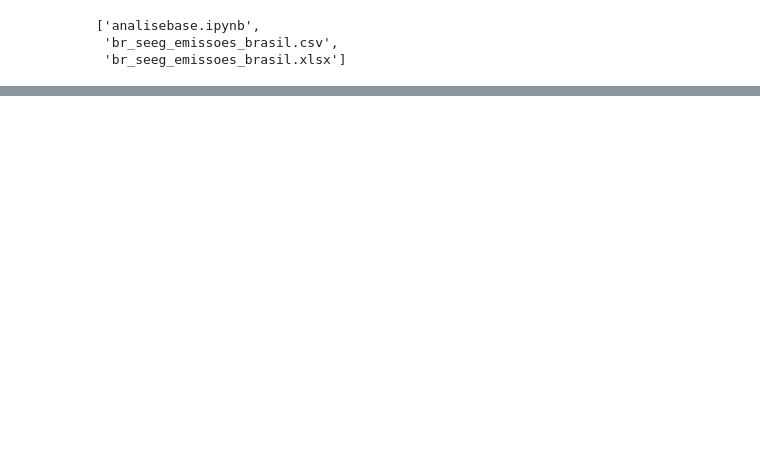
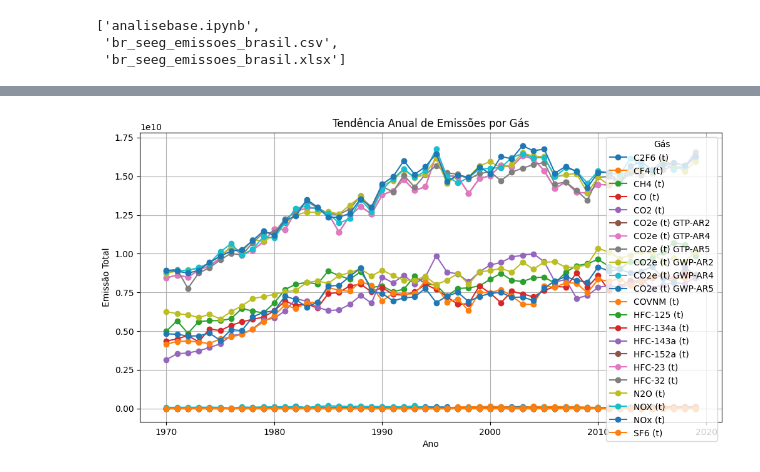
Before and after one commit to gblsun/dev, a Jupyter notebook: Bacharelado - Ciência da Computação IMPACTA/5 Semestre/Inteligência Computacional/projetofinal-testes/analisebase.ipynb, the cells around one changed output, grey strips where cells are left out. Cells and saved outputs as stored; diff of their text form; code cells hidden in the pictures; blank space fills up the shorter version.

```diff
--- a/Bacharelado - Ciência da Computação IMPACTA/5 Semestre/Inteligência Computacional/projetofinal-testes/analisebase.ipynb
+++ b/Bacharelado - Ciência da Computação IMPACTA/5 Semestre/Inteligência Computacional/projetofinal-testes/analisebase.ipynb
@@ -60,4 +129,18 @@ memory usage: 41.6+ MB
 # %%
-# Célula 5 — Ajustar tipos
-df["ano"] = df["ano"].astype(int)
-df["emissao"] = pd.to_numeric(df["emissao"], errors="coerce")
+# Célula 5 — Base agregada
+
+'''
+Agrega os dados por:
+- Ano
+- Tipo de gás
+
+Somando o total de emissões para cada combinação.
+Essa será a base central para os gráficos anuais.
+'''
+
+df_agrupado = (
+    df.groupby(["ano", "gas"], as_index=False)["emissao"]
+    .sum()
+)
+
+df_agrupado.head()
@@ -95 +422,28 @@ plt.show()
+# %%
+# Célula 10 — Gráfico de Linha (Anual)
+
+'''
+Gráfico de linha com granularidade anual.
+
+Leitura:
+- Cada linha representa um gás
+- Eixo X: ano
+- Eixo Y: emissões totais
+
+Uso:
+- Análise detalhada
+- Identificação de oscilações ano a ano
+'''
+
+plt.figure(figsize=(12,6))
+df_pivot_ano.plot(ax=plt.gca(), marker="o")
+
+plt.title("Tendência Anual de Emissões por Gás")
+plt.xlabel("Ano")
+plt.ylabel("Emissão Total")
+plt.grid(True)
+plt.legend(title="Gás")
+plt.show()
+# %% [output]
+[figure, added]
 # %%
```
Also changed, not shown: parts of 40 cells of this notebook.
